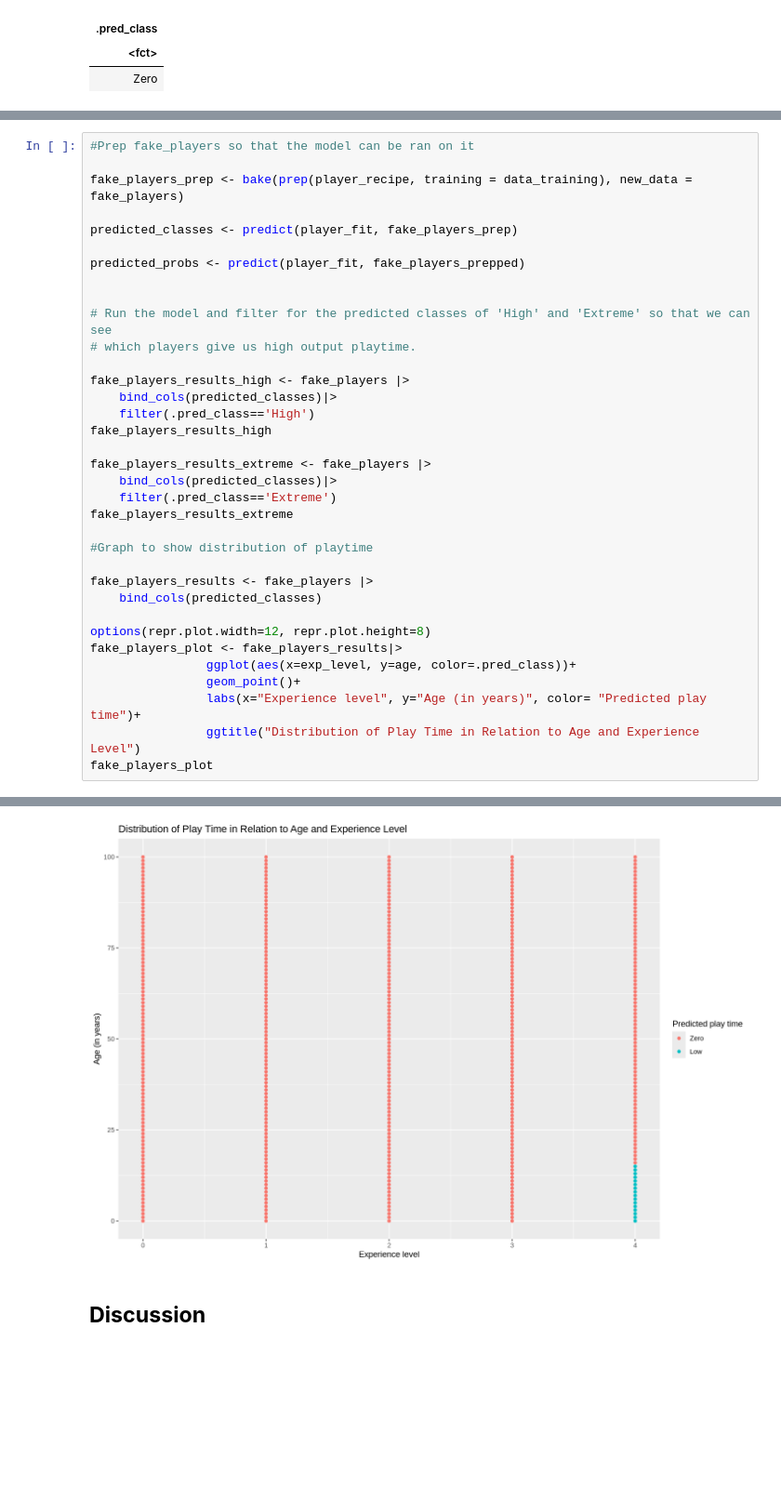
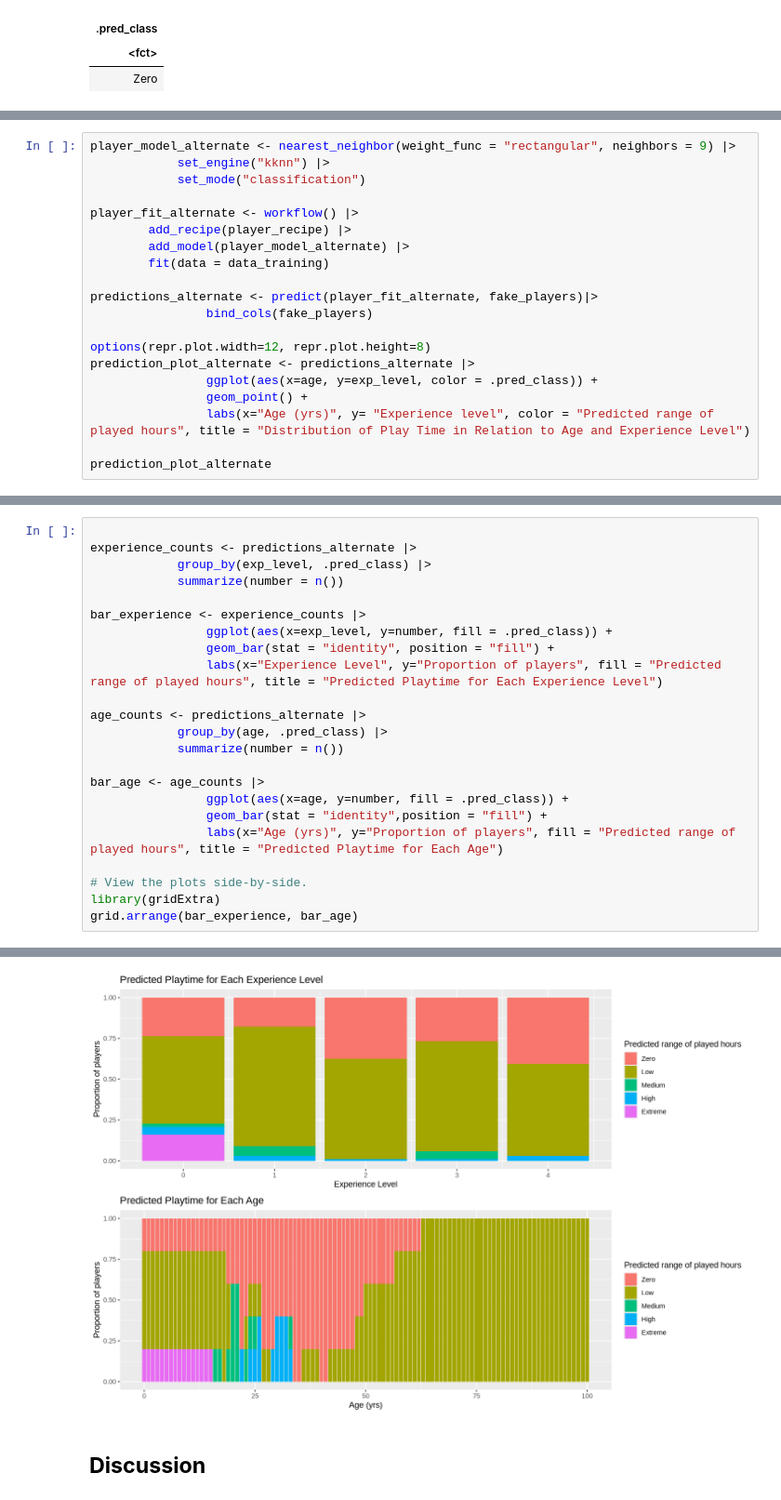
Before and after one commit to amazingk147/DSCI100-Project-Group-42, a Jupyter notebook: project_notebook.ipynb, the cells around one changed output, grey strips where cells are left out. Shown at 93% size. Cells and saved outputs as stored; diff of their text form; blank space fills up the shorter version.

Commit message:
Updated model + visualizations

```diff
--- a/project_notebook.ipynb
+++ b/project_notebook.ipynb
@@ -344,0 +333,20 @@ A data.frame: 505 × 2
+# %%
+player_model_alternate <- nearest_neighbor(weight_func = "rectangular", neighbors = 9) |>
+            set_engine("kknn") |>
+            set_mode("classification")
+
+player_fit_alternate <- workflow() |>
+        add_recipe(player_recipe) |>
+        add_model(player_model_alternate) |>
+        fit(data = data_training)
+
+predictions_alternate <- predict(player_fit_alternate, fake_players)|>
+                bind_cols(fake_players)
+
+options(repr.plot.width=12, repr.plot.height=8)
+prediction_plot_alternate <- predictions_alternate |>
+                ggplot(aes(x=age, y=exp_level, color = .pred_class)) +
+                geom_point() +
+                labs(x="Age (yrs)", y= "Experience level", color = "Predicted range of played hours", title = "Distribution of Play Time in Relation to Age and Experience Level")
+
+prediction_plot_alternate
@@ -345,36 +357,24 @@ A data.frame: 505 × 2
 # %%
-#Prep fake_players so that the model can be ran on it
 
-fake_players_prep <- bake(prep(player_recipe, training = data_training), new_data = fake_players)
+experience_counts <- predictions_alternate |>
+            group_by(exp_level, .pred_class) |>
+            summarize(number = n())
 
-predicted_classes <- predict(player_fit, fake_players_prep)
+bar_experience <- experience_counts |>
+                ggplot(aes(x=exp_level, y=number, fill = .pred_class)) +
+                geom_bar(stat = "identity", position = "fill") +
+                labs(x="Experience Level", y="Proportion of players", fill = "Predicted range of played hours", title = "Predicted Playtime for Each Experience Level")
 
-predicted_probs <- predict(player_fit, fake_players_prepped)
+age_counts <- predictions_alternate |>
+            group_by(age, .pred_class) |>
+            summarize(number = n())
 
+bar_age <- age_counts |>
+                ggplot(aes(x=age, y=number, fill = .pred_class)) +
+                geom_bar(stat = "identity",position = "fill") +
+                labs(x="Age (yrs)", y="Proportion of players", fill = "Predicted range of played hours", title = "Predicted Playtime for Each Age")
 
-# Run the model and filter for the predicted classes of 'High' and 'Extreme' so that we can see
-# which players give us high output playtime.
-
-fake_players_results_high <- fake_players |>
-    bind_cols(predicted_classes)|>
-    filter(.pred_class=='High')
-fake_players_results_high
-
-fake_players_results_extreme <- fake_players |>
-    bind_cols(predicted_classes)|>
-    filter(.pred_class=='Extreme')
-fake_players_results_extreme
-
-#Graph to show distribution of playtime
-
-fake_players_results <- fake_players |>
-    bind_cols(predicted_classes)
-
-options(repr.plot.width=12, repr.plot.height=8)
-fake_players_plot <- fake_players_results|>
-                ggplot(aes(x=exp_level, y=age, color=.pred_class))+
-                geom_point()+
-                labs(x="Experience level", y="Age (in years)", color= "Predicted play time")+
-                ggtitle("Distribution of Play Time in Relation to Age and Experience Level")
-fake_players_plot
+# View the plots side-by-side.
+library(gridExtra)
+grid.arrange(bar_experience, bar_age)
 # %% [output]
@@ -387,4 +385,4 @@ A data.frame: 0 × 3
-[figure, old version]
+[figure, new version]
 # %% [markdown]
 ## **Discussion**
 # %% [markdown]
```
Also changed, not shown: parts of 14 cells of this notebook.
